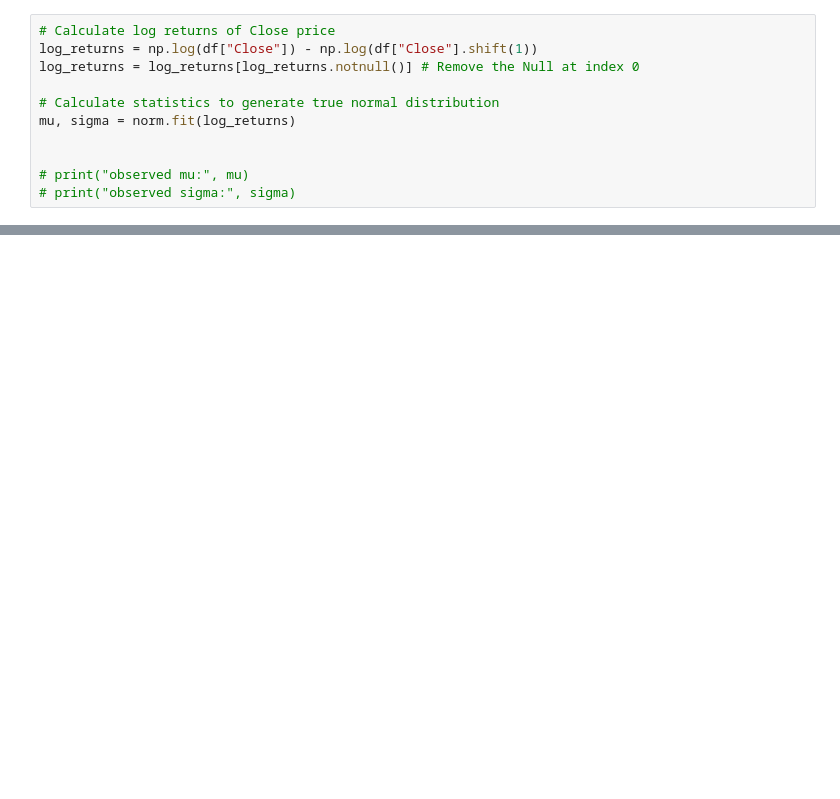
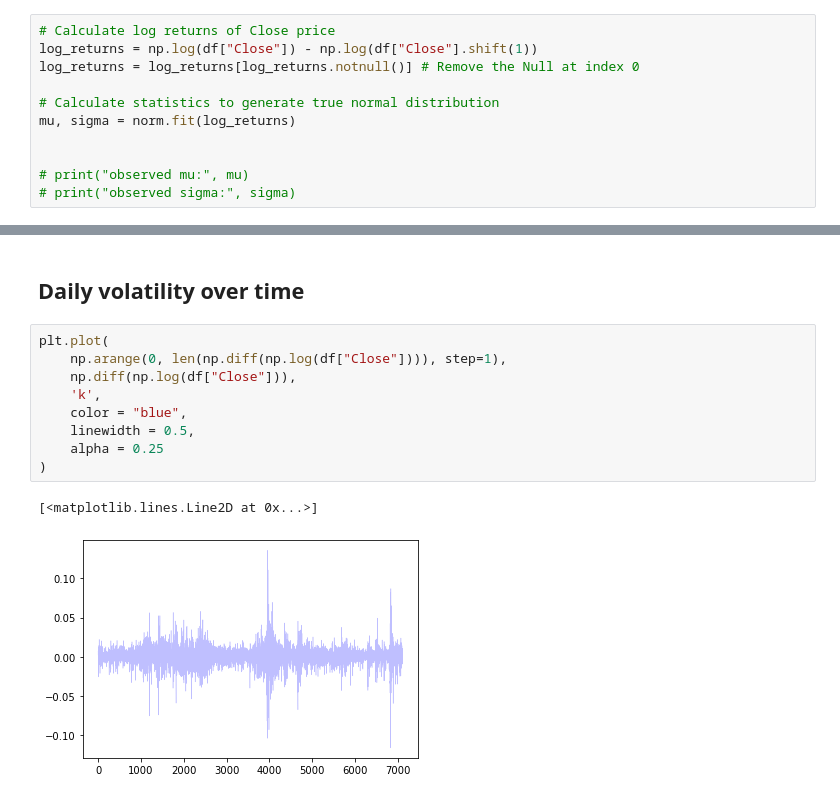
Before and after one commit to ssie-projects/ssie523-abm-markets, a Jupyter notebook: research/Historical Price Analysis.ipynb, the cells around one changed output, grey strips where cells are left out. Saved outputs shown, nothing was run; the diff lists cells and outputs as text; blank space fills up the shorter version.

Commit message:
volatility analysis

```diff
--- a/research/Historical Price Analysis.ipynb
+++ b/research/Historical Price Analysis.ipynb
@@ -56,0 +59,14 @@ plt.plot(x, p, 'k')
+# %% [markdown]
+## Daily volatility over time
+# %%
+plt.plot(
+    np.arange(0, len(np.diff(np.log(df["Close"]))), step=1),
+    np.diff(np.log(df["Close"])),
+    'k',
+    color = "blue",
+    linewidth = 0.5,
+    alpha = 0.25
+)
+# %% [output]
+[<matplotlib.lines.Line2D at 0x...>]
+[figure, added]
```
Also changed, not shown: parts of 5 cells of this notebook.
